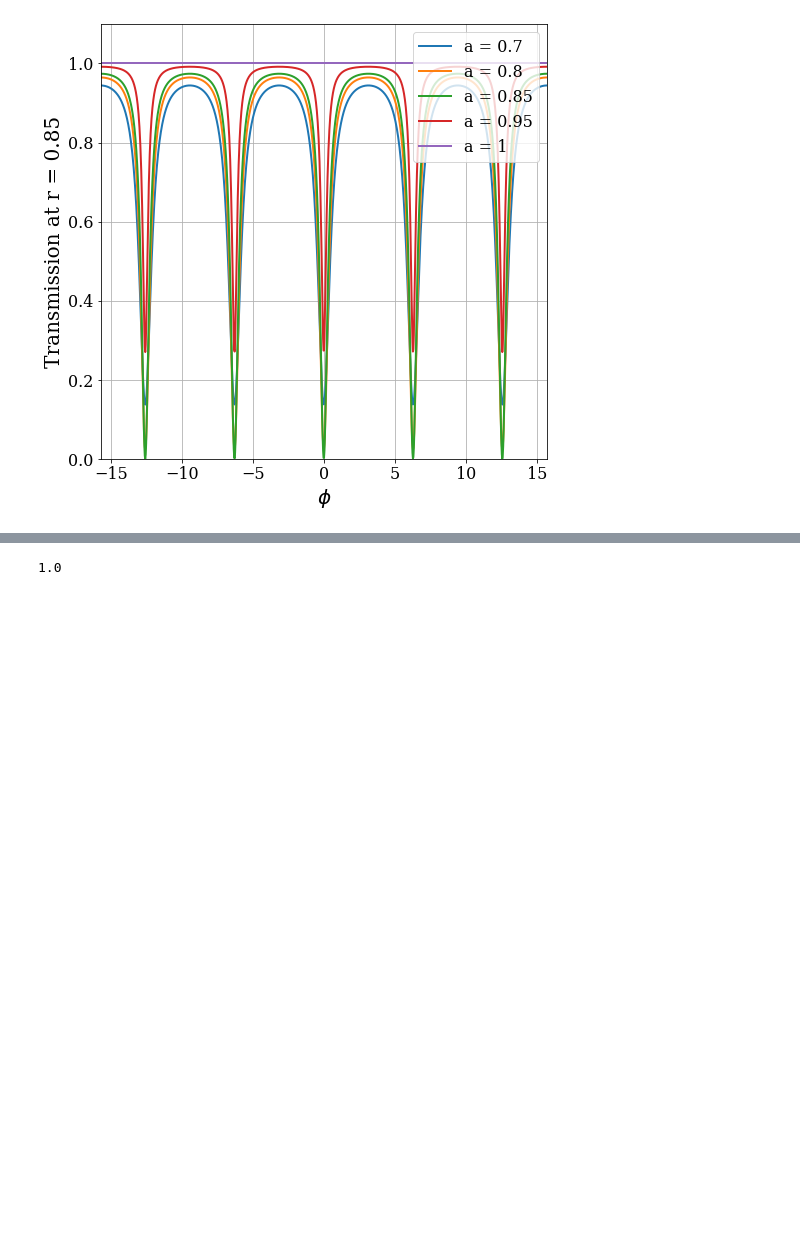
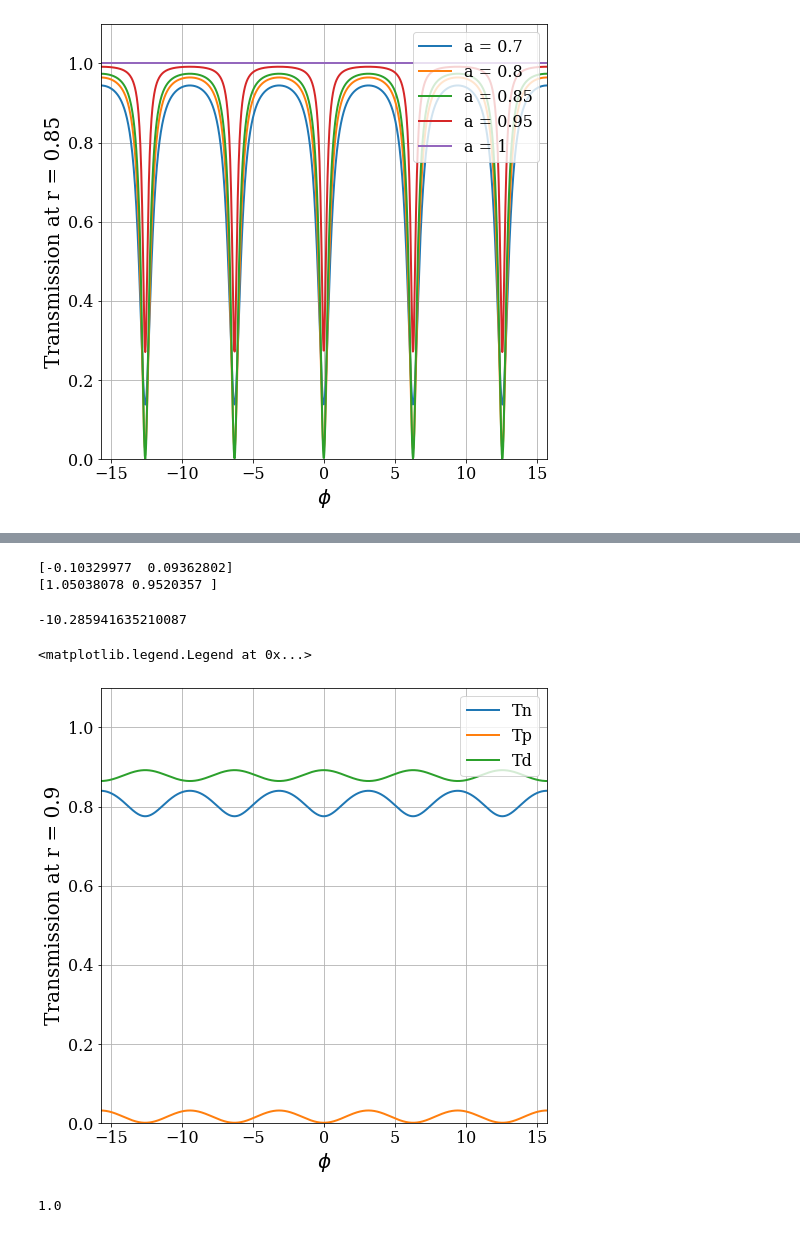
Before and after one commit to moisesoliveira08/Ring-Resonator, a Jupyter notebook: ring_resonator.ipynb, the cells around one changed output, grey strips where cells are left out. Drawn from its saved outputs; the diff is of its cells as text; code cells hidden in the pictures; blank space fills up the shorter version.

```diff
--- a/ring_resonator.ipynb
+++ b/ring_resonator.ipynb
@@ -121,3 +124,39 @@ print(FWHM)
+# %%
+b = (FWHM*np.pi*ng*L)**2/(lambd**4)
+result_ = np.roots([1,-(2+b),1])
+coeff = np.sqrt(result_)
+solution = 1 - result_
+print(solution)
+print(coeff)
+10*np.log10(solution[1])
+# %% [output]
+[-0.10329977  0.09362802]
+[1.05038078 0.9520357 ]
+-10.285941635210087
+# %%
+figure4 = plt.figure(figsize=(8, 8))
+r1= 0.9
+r2 = 0.9
+r = solution[1]
+
+a = 0.9
+phi = np.linspace(-5*np.pi,5*np.pi, 10000)
+
+T_n = (a**2 - 2*r*a*np.cos(phi) + (r)**2)/(1 - 2*a*r*np.cos(phi) + (r*a)**2)
+T_p = ((r*a)**2 - 2*r**2*a*np.cos(phi) + r**2)/(1 - 2*r**2*a*np.cos(phi)+(r**2*a)**2)
+T_d = (1-r**2)*(1-r**2)*a/(1 - 2*r**2*a*np.cos(phi)+(r*a)**2)
+plt.plot(phi, T_n, label= 'Tn', linewidth = 2)
+plt.plot(phi, T_p, label= 'Tp', linewidth = 2)
+plt.plot(phi, T_d, label= 'Td', linewidth = 2)
+plt.grid(True)
+plt.xlim([-5*np.pi,5*np.pi])
+plt.ylim([0, 1.1])
+plt.ylabel('Transmission at r = 0.9', size = '20')
+plt.xlabel('$\phi$', size = 20)
+plt.legend(loc='upper right')
+# %% [output]
+<matplotlib.legend.Legend at 0x...>
+[figure, added]
 # %%
 fdtd =lumapi.FDTD(filename= 'halfring.fsp')
 # %%
```
Also changed, not shown: parts of 7 cells of this notebook.
